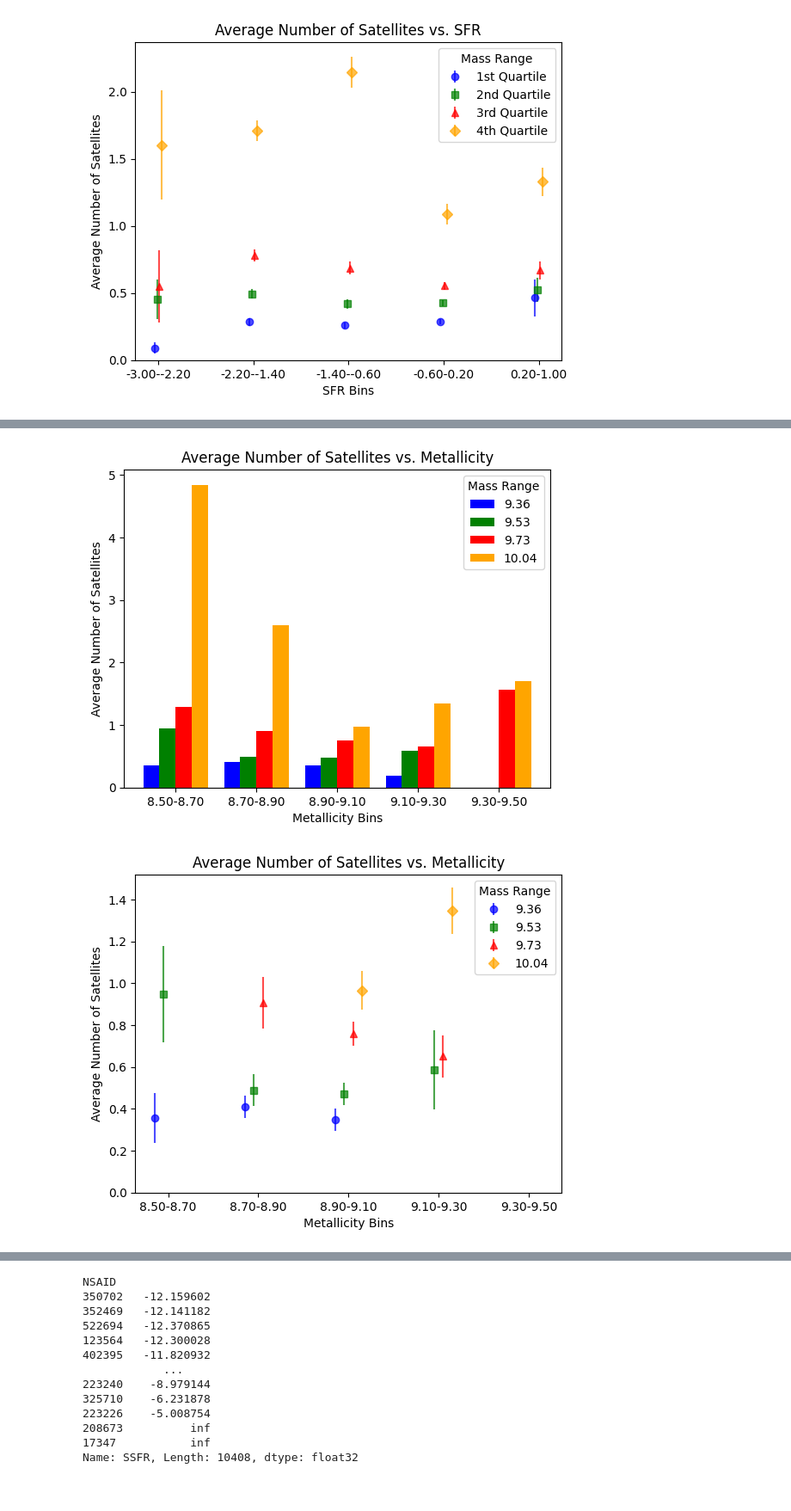
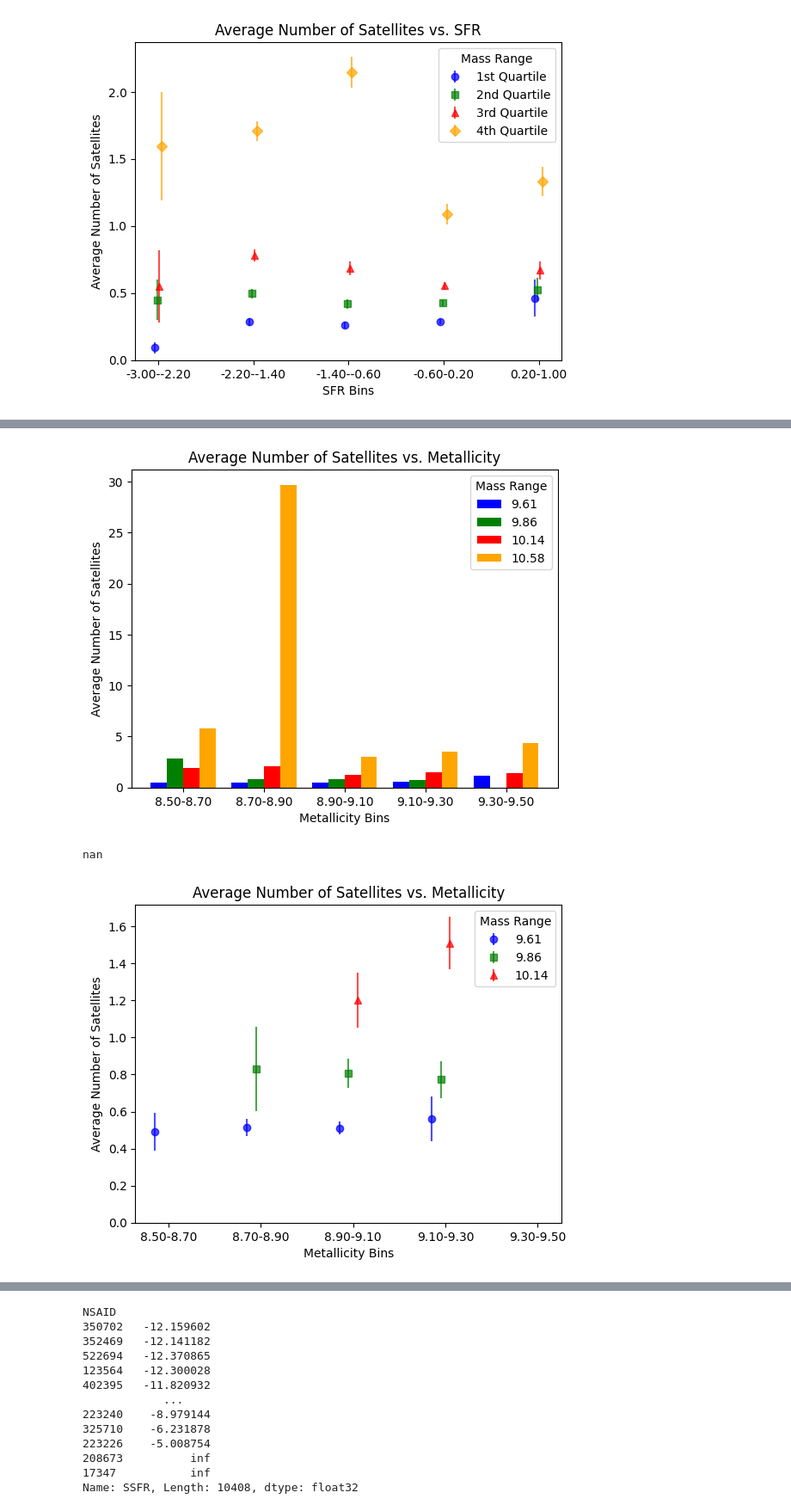
Before and after one commit to harishk30/DwarfGalaxyAnalysis, a Jupyter notebook: SAGAxCM.ipynb, the cells around one changed output, grey strips where cells are left out. Shown at 86% size. Saved outputs shown, nothing was run; the diff lists cells and outputs as text; code cells hidden in the pictures.

Commit message:
Updated corrected satellites with dynamic correction based on redshift.

```diff
--- a/SAGAxCM.ipynb
+++ b/SAGAxCM.ipynb
@@ -655,7 +662,7 @@ def corrected_sats(sats, z, sm):
     vol = volume(z)
 
     # Compute the correction factor
-    corr = (sats / 0.6) - 3.04 * surface_area - vol
+    corr = (sats / completeness(z)) - 3.04 * surface_area - vol
 
     return corr
 # %%
@@ -733,6 +740,22 @@ quartiles = np.percentile(filtered_masses, [0, 25, 50, 75, 100])
 mass_ranges = [(quartiles[i], quartiles[i+1]) for i in range(len(quartiles)-1)]
 mass_labels = [str(round(np.median(filtered_masses[(filtered_masses >= mass_range[0]) & (filtered_masses < mass_range[1])]), 2)) for mass_range in mass_ranges]
 colors = ['blue', 'green', 'red', 'orange']
+# %%
+import numpy as np
+
+# Define mass bins
+mass_ranges = [(9.5, 9.75), (9.75, 10), (10, 10.5), (10.5, 11)]
+
+# Create labels for the mass bins
+mass_labels = []
+for mass_range in mass_ranges:
+    x = mass_range[0]
+    y = mass_range[1]
+    median_mass = np.median(filtered_masses_new[(filtered_masses_new >= x) & (filtered_masses_new < y)])
+    mass_labels.append(str(round(median_mass, 2)))
+
+# Define colors for each bin
+colors = ['blue', 'green', 'red', 'orange']
 # %%
 fig, ax = plt.subplots()
 
@@ -893,6 +916,22 @@ for mass_range in mass_ranges:
   i += 1
   mass_labels.append(str(round(np.median(filtered_masses_new[(filtered_masses_new >= x) & (filtered_masses_new <  mass_range[1])]), 2)))
 colors = ['blue', 'green', 'red', 'orange']
+# %%
+import numpy as np
+
+# Define mass bins
+mass_ranges = [(9.5, 9.75), (9.75, 10), (10, 10.5), (10.5, 11)]
+
+# Create labels for the mass bins
+mass_labels = []
+for mass_range in mass_ranges:
+    x = mass_range[0]
+    y = mass_range[1]
+    median_mass = np.median(filtered_masses_new[(filtered_masses_new >= x) & (filtered_masses_new < y)])
+    mass_labels.append(str(round(median_mass, 2)))
+
+# Define colors for each bin
+colors = ['blue', 'green', 'red', 'orange']
 # %%
 fig, ax = plt.subplots()
 
@@ -928,7 +967,7 @@ ax.set_xticklabels(bin_labels)
 
 plt.show()
 # %% [output]
-[figure, old version]
+[figure, new version]
 # %%
 fig, ax = plt.subplots()
 
@@ -947,33 +986,36 @@ for idx, (mass_range, color, marker, label) in enumerate(zip(mass_ranges, colors
 
     digitized_mass = np.digitize(filtered_metallicity_mass, bins)
 
     avg_satellites_mass = []
     std_satellites_mass = []
     for i in range(1, len(bins)):
         bin_values = filtered_satellites_mass[digitized_mass == i]
         if len(bin_values) > 30:
             mean, std_error = calculate_bootstrap_statistics(bin_values)
             avg_satellites_mass.append(mean)
             std_satellites_mass.append(std_error)
         else:
             avg_satellites_mass.append(np.nan)
             std_satellites_mass.append(np.nan)
 
     bin_centers = (bins[:-1] + bins[1:]) / 2
     bin_centers_offset = bin_centers + (idx - 1.5) * 0.02
-
-    ax.errorbar(bin_centers_offset, avg_satellites_mass, yerr=std_satellites_mass, fmt=marker, color=color, label=label, markersize=6, alpha=0.7)
+    try:
+      ax.errorbar(bin_centers_offset, avg_satellites_mass, yerr=std_satellites_mass, fmt=marker, color=color, label=label, markersize=6, alpha=0.7)
+    except:
+      print("nan")
 
 ax.set_xlabel('Metallicity Bins')
 ax.set_ylabel('Average Number of Satellites')
 ax.set_title('Average Number of Satellites vs. Metallicity')
 ax.legend(title='Mass Range')
 ax.set_ylim(ymin=0)
 
 bin_labels = [f'{bins[i]:.2f}-{bins[i+1]:.2f}' for i in range(len(bins)-1)]
 ax.set_xticks(bin_centers)
 ax.set_xticklabels(bin_labels)
 
 plt.show()
 # %% [output]
+nan
-[figure, old version]
+[figure, new version]
```
Also changed, not shown: parts of 16 cells of this notebook.
